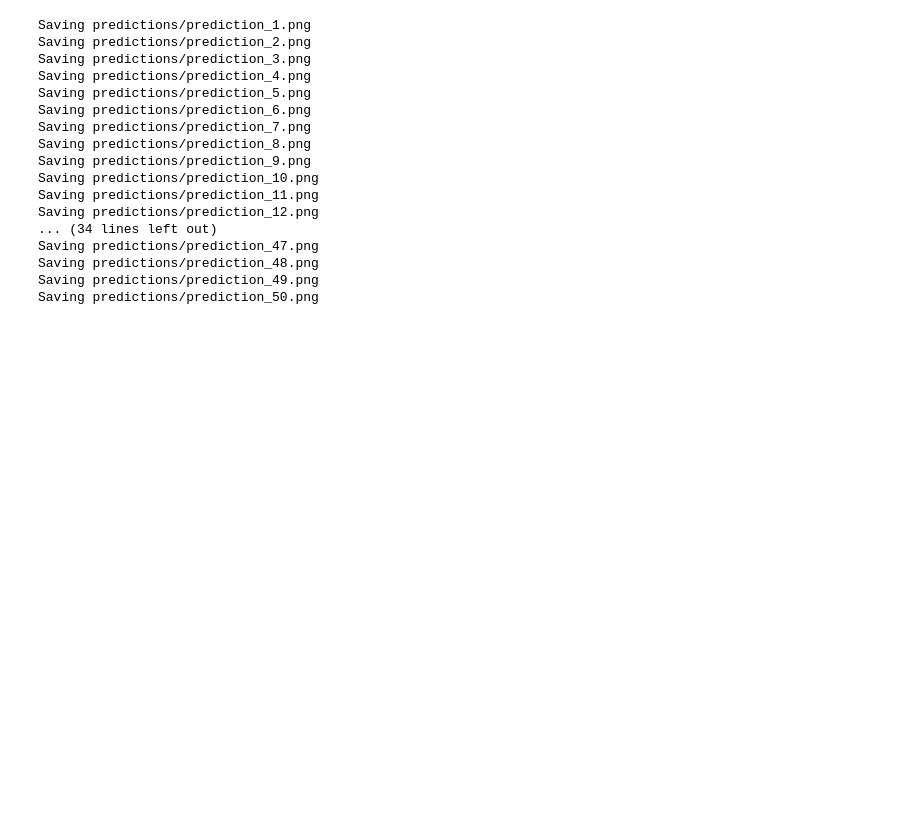
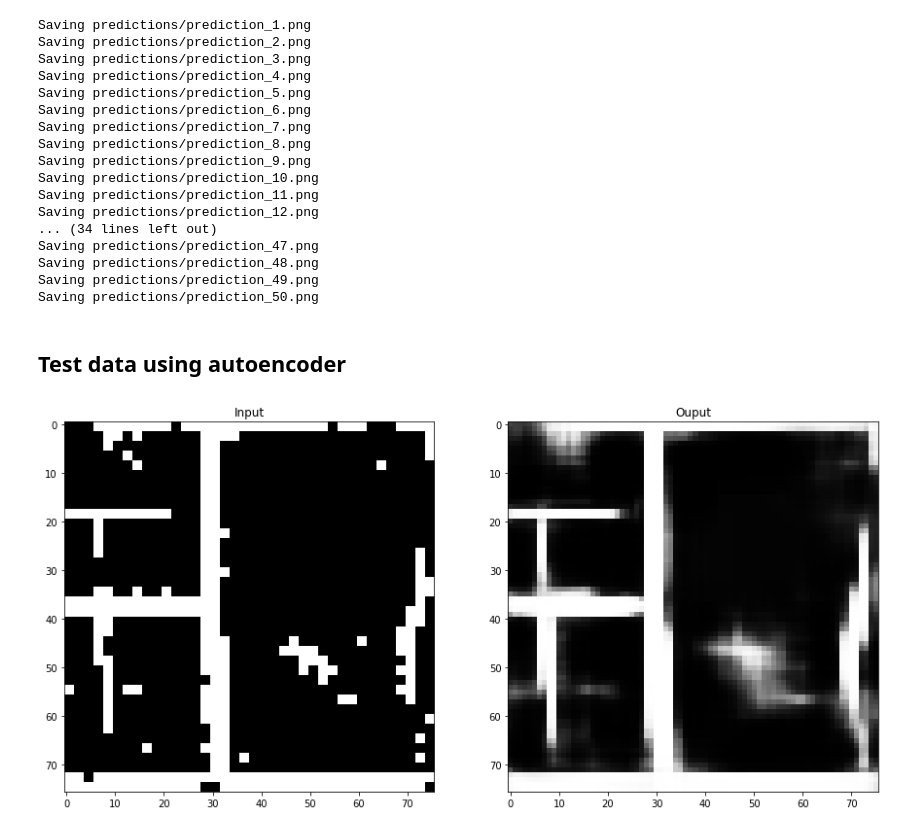
Before and after one commit to Coac/epfl-ml-projects, a Jupyter notebook: epfl-ml-project2/Victor_categorical_crossentropy.ipynb, the cells around one changed output. Cells and saved outputs as stored; diff of their text form; code cells hidden in the pictures; blank space fills up the shorter version.

Commit message:
auto encoder predictions

```diff
--- a/epfl-ml-project2/Victor_categorical_crossentropy.ipynb
+++ b/epfl-ml-project2/Victor_categorical_crossentropy.ipynb
@@ -357,7 +372,7 @@ gt_image_array = np.array(gt_image_array)
 # %% [markdown]
 ### Build the autoencoder model
 # %%
-input_img = Input(shape=pred_img.shape)  # adapt this if using `channels_first` image data format
+input_img = Input(shape=pred_img_array[0].shape)  # adapt this if using `channels_first` image data format
 
 x = Conv2D(32, (3, 3), activation='relu', padding='same')(input_img)
 x = MaxPooling2D((2, 2), padding='same')(x)
@@ -497,3 +512,20 @@ Saving predictions/prediction_47.png
 Saving predictions/prediction_48.png
 Saving predictions/prediction_49.png
 Saving predictions/prediction_50.png
+# %% [markdown]
+## Test data using autoencoder
+# %%
+test_X_autoencoder, _ = get_autoencoder_XY(model, test_X, None, 76, 2, 0)
+# %%
+index = 2
+
+plt.figure(figsize=(15, 15))
+plt.subplot(1, 2, 1)
+plt.title('Input')
+plt.imshow(test_X_autoencoder[index].reshape((76,76)), cmap='Greys_r')
+plt.subplot(1, 2, 2)
+plt.title('Ouput')
+decoded_imgs = autoencoder.predict(np.array([test_X_autoencoder[index]]))
+plt.imshow(decoded_imgs[0].reshape((76,76)), cmap='Greys_r');
+# %% [output]
+[figure, added]
```
Also changed, not shown: parts of 3 cells of this notebook, 1 other file.
